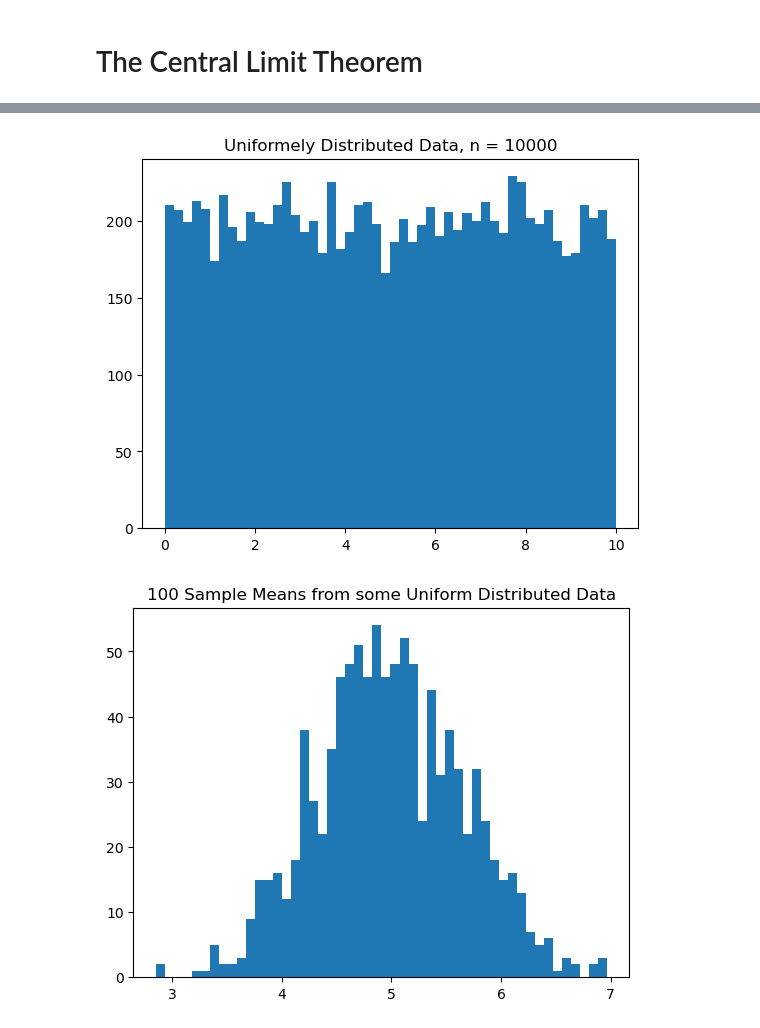
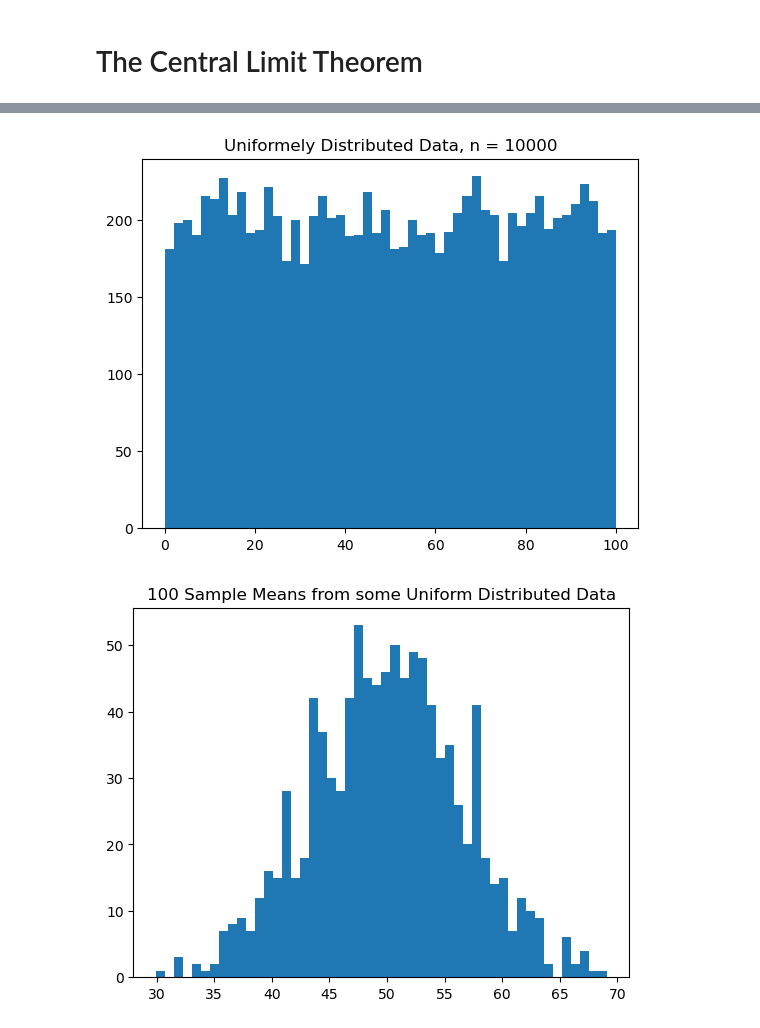
Before and after one commit to rjwrobel86/Python4Statistics, a Jupyter notebook: Notebooks/CentralLimitTheorem.ipynb, the cells around one changed output, grey strips where cells are left out. Cells and saved outputs as stored; diff of their text form; code cells hidden in the pictures.

```diff
--- a/Notebooks/CentralLimitTheorem.ipynb
+++ b/Notebooks/CentralLimitTheorem.ipynb
@@ -34,23 +34,23 @@ plt.show()
 # %%
 #Do the same with data from a uniform distribution (all numbers equally likely)
-uniform_data = np.random.uniform(low=0, high=10, size=10000)
+uniform_data = np.random.uniform(low=0, high=100, size=10000)
 u_means = []
 
 for i in range(1000):
     sample = np.random.choice(uniform_data, size=20)
     mean = np.mean(sample)
     u_means.append(mean)
 
 
 plt.hist(uniform_data, bins=50)
 plt.title('Uniformely Distributed Data, n = 10000')
 plt.show()
 
 plt.hist(u_means, bins=50)
 plt.title("100 Sample Means from some Uniform Distributed Data")
 plt.show()
 # %% [output]
-[figure, old version]
+[figure, new version]
-[figure, old version]
+[figure, new version]
 # %%
 #Do the same with data from a poisson distribution
```
Also changed, not shown: parts of 3 cells of this notebook, 22 other files.
